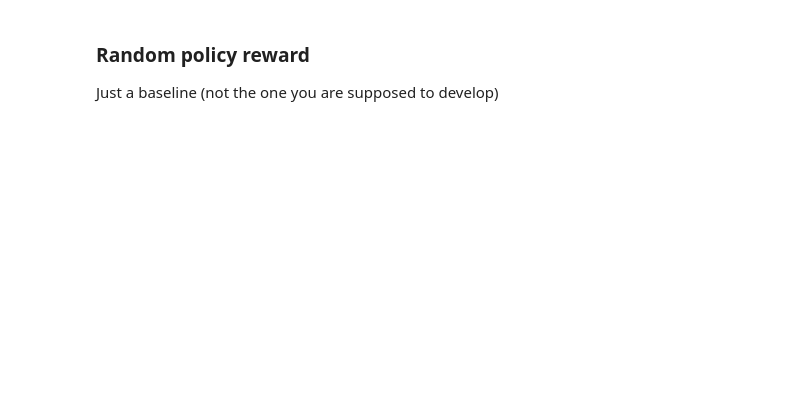
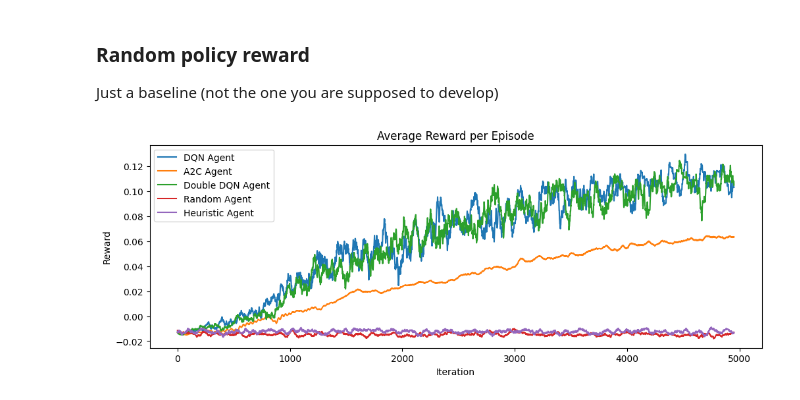
Before and after one commit to eddyfri/Snake-RL, a Jupyter notebook: main.ipynb, the cells around one changed output. Saved outputs shown, nothing was run; the diff lists cells and outputs as text; code cells hidden in the pictures; blank space fills up the shorter version.

```diff
--- a/main.ipynb
+++ b/main.ipynb
@@ -298,0 +109,7 @@ plt.show()
+# %%
+rewards_history = []
+wall_hits = []
+fruits_eaten_ = []
+loss_history = []
+
+rewards_history, wall_hits, fruits_eaten_, loss_history = training(ITERATIONS, env_, agent, save_weights=True, save_path="weights/", file_name="snake_dqn_weights.h5")
@@ -298,0 +307,12 @@ plt.show()
+# %%
+from ddqn import DoubleDQNAgent
+
+rewards_history_ddqn = []
+wall_hits_ddqn = []
+fruits_eaten_ddqn = []
+loss_history_ddqn = []
+
+env_ = get_env()
+
+agent = DoubleDQNAgent(state_shape=env_.to_state().shape[1:], n_actions=4, buffer_size=10000, batch_size=128, epsilon_start=1., epsilon_end=0.1, epsilon_decay=0.9995, learning_rate=1e-4, gamma=GAMMA, target_update_freq=100)
+rewards_history_ddqn, wall_hits_ddqn, fruits_eaten_ddqn, loss_history_ddqn = training(ITERATIONS, env_, agent, save_weights=True, save_path="weights/", file_name="snake_ddqn_weights.h5")
@@ -304,10 +425,32 @@ Just a baseline (not the one you are supposed to develop)
 random_env = get_env(100)
 random_rewards = []
 
-for _ in trange(1000):
+for _ in trange(ITERATIONS):
     probs = tf.convert_to_tensor([[.25]*4]*random_env.n_boards)
     #sample actions
     actions =  tf.random.categorical(tf.math.log(probs), 1, dtype=tf.int32)
     # MDP update
     rewards = random_env.move(actions)
     random_rewards.append(np.mean(rewards))
+# %%
+window = 50  # Adjust window size for more/less smoothing
+
+def moving_average(data, window):
+    return np.convolve(data, np.ones(window)/window, mode='valid')
+
+plt.figure(figsize=(12, 4))
+
+plt.plot(moving_average(rewards_history, window), label='DQN Agent')
+plt.plot(moving_average(rewards_history_ac, window), label='A2C Agent')
+plt.plot(moving_average(rewards_history_ddqn, window), label='Double DQN Agent')
+plt.plot(moving_average(random_rewards, window), label='Random Agent')
+plt.plot(moving_average(heuristic_rewards, window), label='Heuristic Agent')
+plt.title('Average Reward per Episode')
+plt.xlabel('Iteration')
+plt.ylabel('Reward')
+plt.legend()
+plt.savefig("plots/rewards.png", bbox_inches='tight')
+plt.show()
+plt.close()
+# %% [output]
+[figure, added]
```
Also changed, not shown: parts of 27 cells of this notebook, 18 other files.
